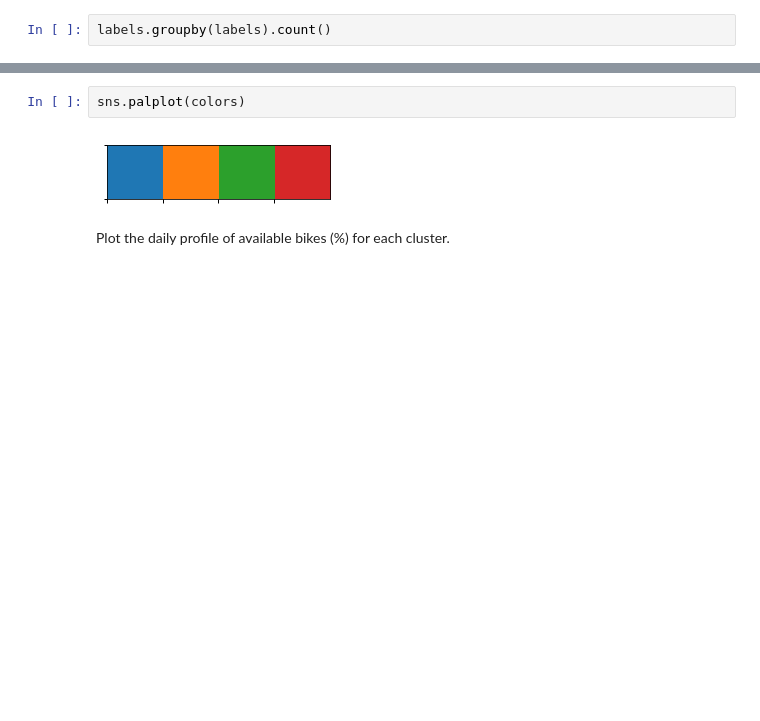
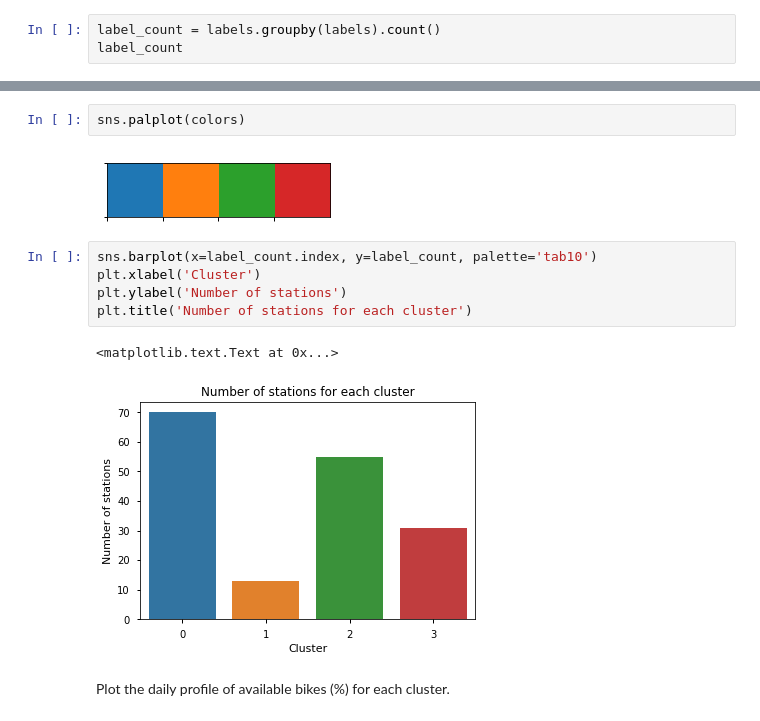
Before and after one commit to Oslandia/open-data-bikes-analysis, a Jupyter notebook: Clustering-Bordeaux.ipynb, the cells around one changed output, grey strips where cells are left out. Drawn from its saved outputs; the diff is of its cells as text; blank space fills up the shorter version.

Commit message:
update the bordeaux stations profile notebook

```diff
--- a/Clustering-Bordeaux.ipynb
+++ b/Clustering-Bordeaux.ipynb
@@ -173,5 +170,6 @@ labels = pd.Series(kmeans.labels_)
 # %% [markdown]
 Number of stations for each cluster (i.e. usage pattern).
 # %%
-labels.groupby(labels).count()
+label_count = labels.groupby(labels).count()
+label_count
 # %% [output]
@@ -188,6 +186,14 @@ colors = sns.color_palette('tab10', n_clusters)
 sns.palplot(colors)
 # %% [output]
 [figure]
+# %%
+sns.barplot(x=label_count.index, y=label_count, palette='tab10')
+plt.xlabel('Cluster')
+plt.ylabel('Number of stations')
+plt.title('Number of stations for each cluster')
+# %% [output]
+<matplotlib.text.Text at 0x...>
+[figure, added]
 # %% [markdown]
 Plot the daily profile of available bikes (%) for each cluster.
 # %%
```
Also changed, not shown: parts of 16 cells of this notebook, 1 other file.
